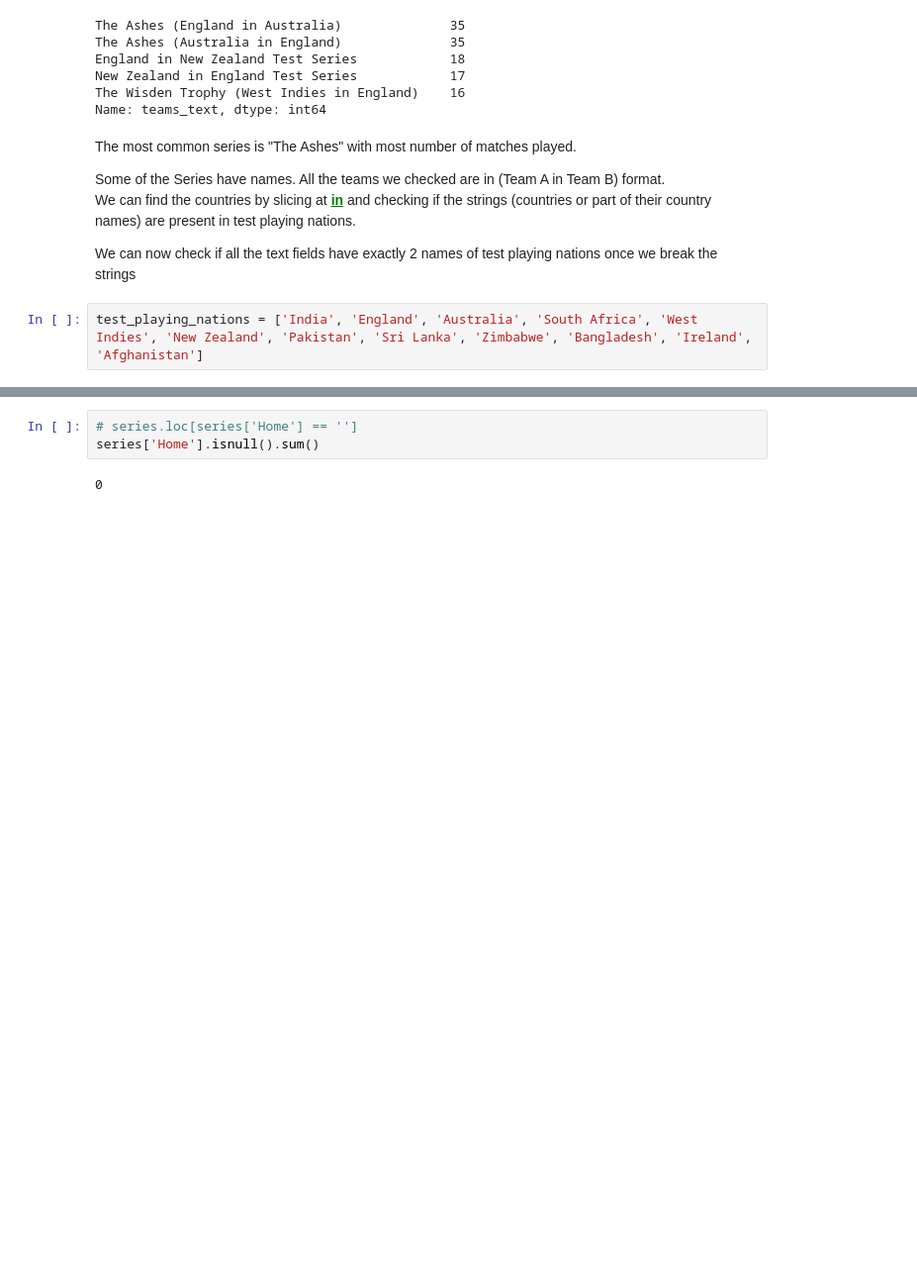
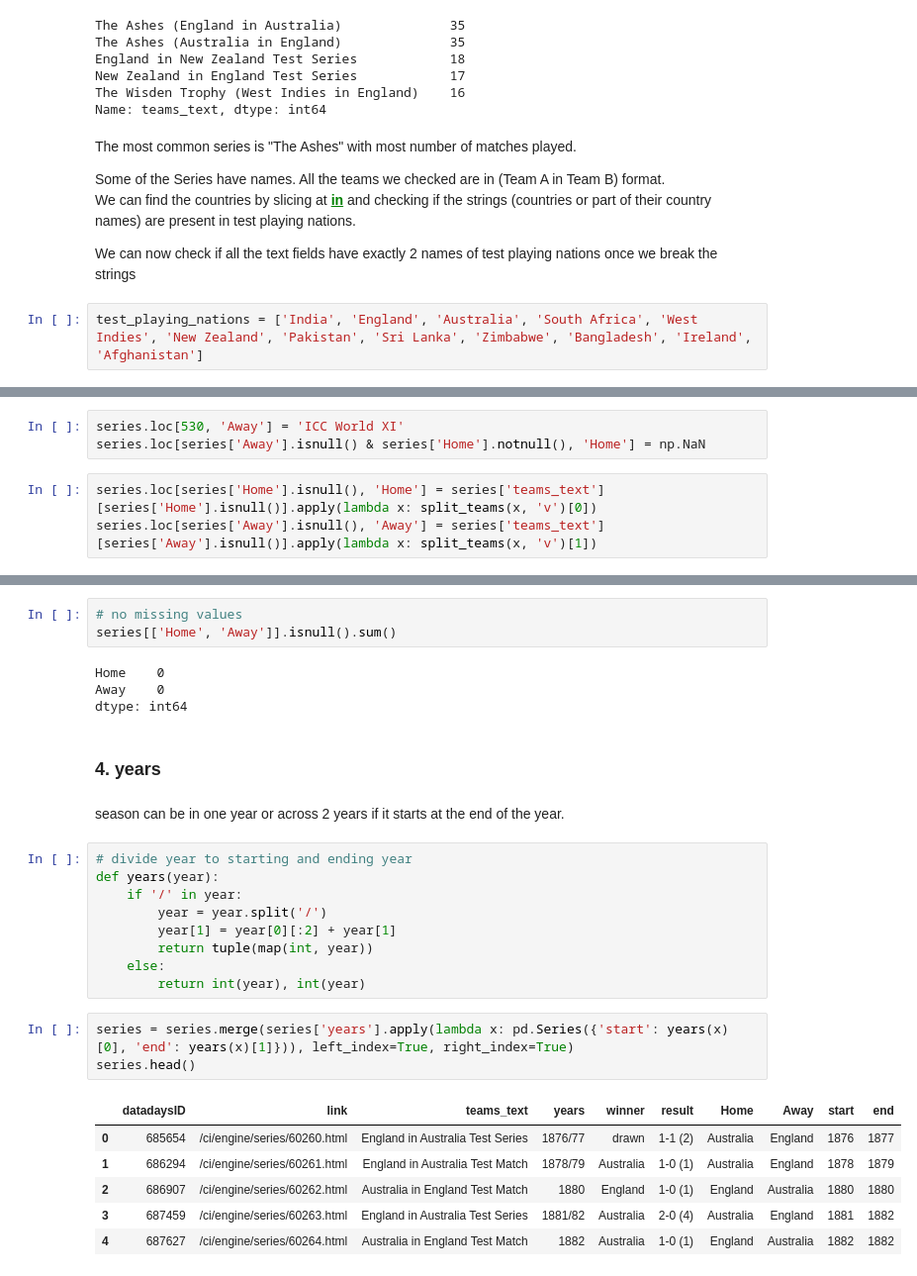
Before and after one commit to si-sa/Cricket-test-series-data, a Jupyter notebook: Cricket all test series web scraped data - Analysis and Exploration.ipynb, the cells around one changed output, grey strips where cells are left out. Shown at 99% size. Cells and saved outputs as stored; diff of their text form; blank space fills up the shorter version.

```diff
--- a/Cricket all test series web scraped data - Analysis and Exploration.ipynb
+++ b/Cricket all test series web scraped data - Analysis and Exploration.ipynb
@@ -281,0 +311,6 @@ series.head()
+# %%
+series.loc[530, 'Away'] = 'ICC World XI'
+series.loc[series['Away'].isnull() & series['Home'].notnull(), 'Home'] = np.NaN
+# %%
+series.loc[series['Home'].isnull(), 'Home'] = series['teams_text'][series['Home'].isnull()].apply(lambda x: split_teams(x, 'v')[0])
+series.loc[series['Away'].isnull(), 'Away'] = series['teams_text'][series['Away'].isnull()].apply(lambda x: split_teams(x, 'v')[1])
@@ -282,5 +346,30 @@ series.head()
 # %%
-# series.loc[series['Home'] == '']
-series['Home'].isnull().sum()
+# no missing values
+series[['Home', 'Away']].isnull().sum()
 # %% [output]
-0
+Home    0
+Away    0
+dtype: int64
+# %% [markdown]
+### 4. years
+# %% [markdown]
+season can be in one year or across 2 years if it starts at the end of the year.
+# %%
+# divide year to starting and ending year
+def years(year):
+    if '/' in year:
+        year = year.split('/')
+        year[1] = year[0][:2] + year[1]
+        return tuple(map(int, year))
+    else:
+        return int(year), int(year)
+# %%
+series = series.merge(series['years'].apply(lambda x: pd.Series({'start': years(x)[0], 'end': years(x)[1]})), left_index=True, right_index=True)
+series.head()
+# %% [output]
+|  | datadaysID | link | teams_text | years | winner | result | Home | Away | start | end |
+| 0 | 685654 | /ci/engine/series/60260.html | England in Australia Test Series | 1876/77 | drawn | 1-1 (2) | Australia | England | 1876 | 1877 |
+| 1 | 686294 | /ci/engine/series/60261.html | England in Australia Test Match | 1878/79 | Australia | 1-0 (1) | Australia | England | 1878 | 1879 |
+| 2 | 686907 | /ci/engine/series/60262.html | Australia in England Test Match | 1880 | England | 1-0 (1) | England | Australia | 1880 | 1880 |
+| 3 | 687459 | /ci/engine/series/60263.html | England in Australia Test Series | 1881/82 | Australia | 2-0 (4) | Australia | England | 1881 | 1882 |
+| 4 | 687627 | /ci/engine/series/60264.html | Australia in England Test Match | 1882 | Australia | 1-0 (1) | England | Australia | 1882 | 1882 |
```
Also changed, not shown: parts of 28 cells of this notebook, 2 other files.
